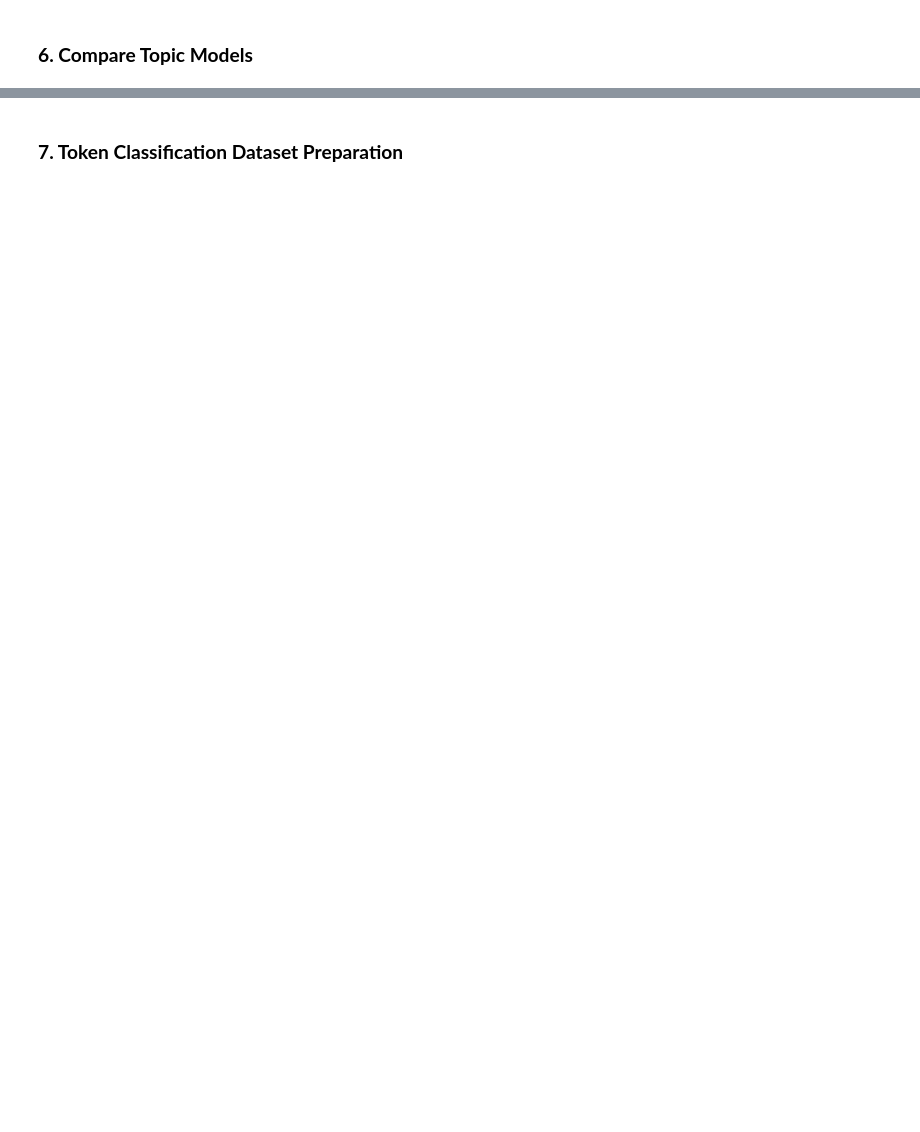
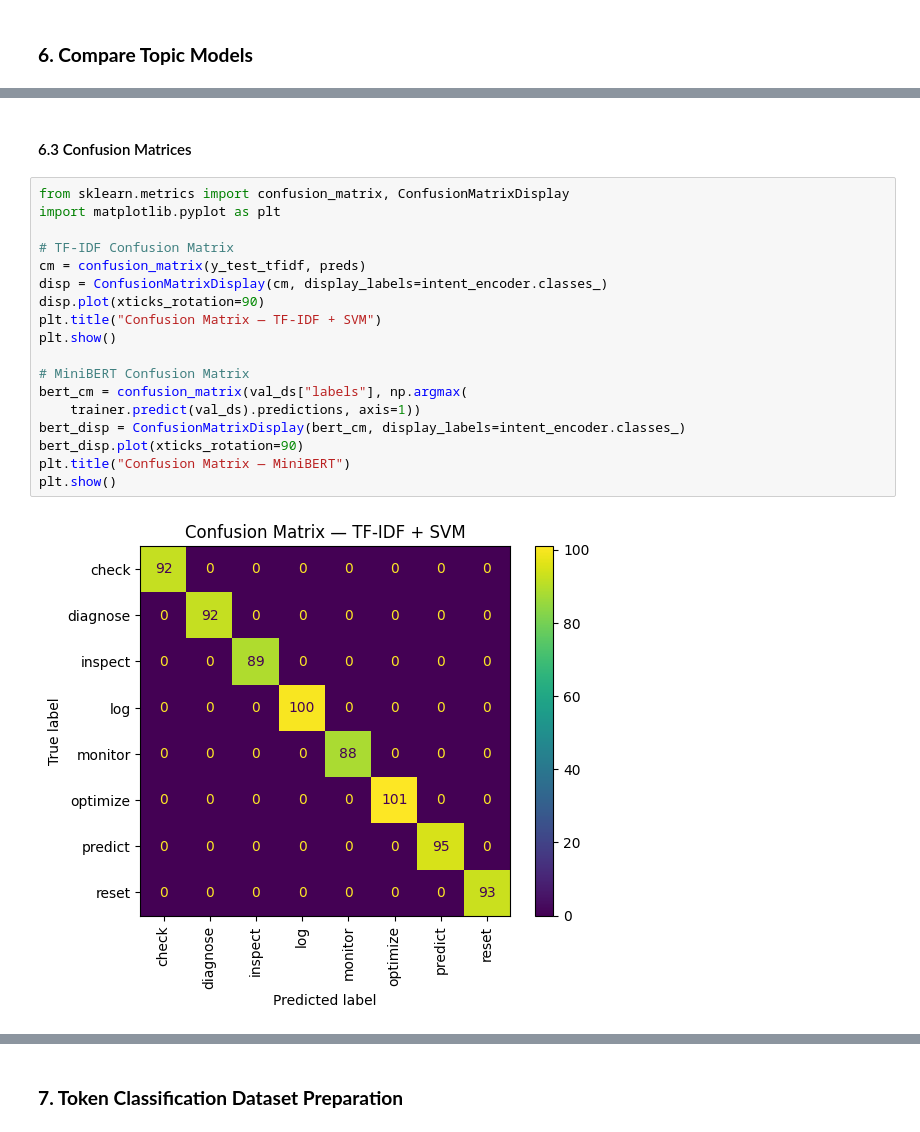
Before and after one commit to kidmpukane/intent_parser_nlp, a Jupyter notebook: nlp_intent_parser.ipynb, the cells around one changed output, grey strips where cells are left out. Drawn from its saved outputs; the diff is of its cells as text; blank space fills up the shorter version.

```diff
--- a/nlp_intent_parser.ipynb
+++ b/nlp_intent_parser.ipynb
@@ -208,0 +437,22 @@ These steps allow us to directly compare model performance on a consistent, well
+# %% [markdown]
+#### 6.3 Confusion Matrices
+# %%
+from sklearn.metrics import confusion_matrix, ConfusionMatrixDisplay
+import matplotlib.pyplot as plt
+
+# TF-IDF Confusion Matrix
+cm = confusion_matrix(y_test_tfidf, preds)
+disp = ConfusionMatrixDisplay(cm, display_labels=intent_encoder.classes_)
+disp.plot(xticks_rotation=90)
+plt.title("Confusion Matrix — TF-IDF + SVM")
+plt.show()
+
+# MiniBERT Confusion Matrix
+bert_cm = confusion_matrix(val_ds["labels"], np.argmax(
+    trainer.predict(val_ds).predictions, axis=1))
+bert_disp = ConfusionMatrixDisplay(bert_cm, display_labels=intent_encoder.classes_)
+bert_disp.plot(xticks_rotation=90)
+plt.title("Confusion Matrix — MiniBERT")
+plt.show()
+# %% [output]
+[figure, added]
```
Also changed, not shown: parts of 22 cells of this notebook.
